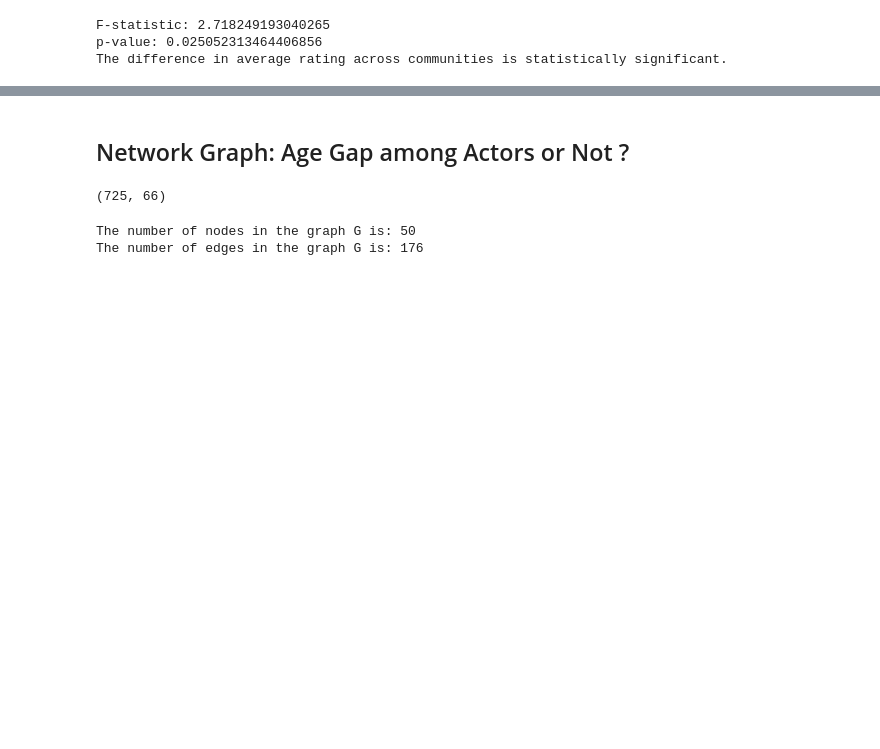
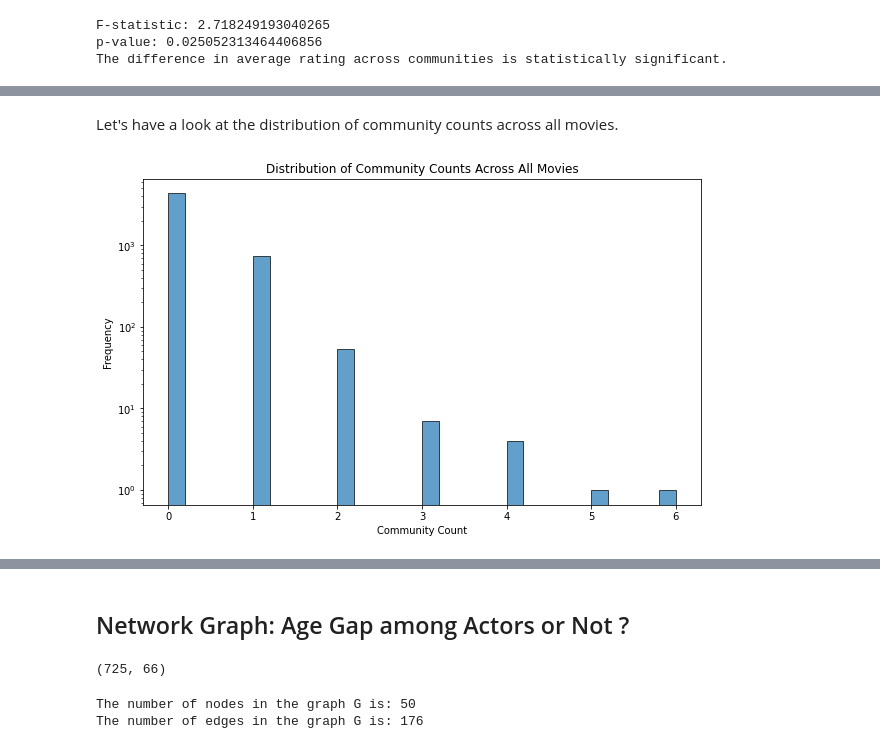
Before and after one commit to epfl-ada/ada-2023-project-shinebrightlikeadamon, a Jupyter notebook: network_analysis.ipynb, the cells around one changed output, grey strips where cells are left out. Drawn from its saved outputs; the diff is of its cells as text; code cells hidden in the pictures; blank space fills up the shorter version.

```diff
--- a/network_analysis.ipynb
+++ b/network_analysis.ipynb
@@ -429,0 +550,19 @@ The difference in average rating across communities is statistically significant
+# %% [markdown]
+Let's have a look at the distribution of community counts across all movies.
+# %%
+# Extract columns that start with 'community_' and end with '_count'
+community_count_columns = [col for col in mov_com_count.columns if col.startswith('community_') and col.endswith('_count')]
+
+# Flatten these columns into a single array
+all_community_counts = mov_com_count[community_count_columns].values.flatten()
+
+# Plot histogram
+plt.figure(figsize=(10, 6))
+plt.hist(all_community_counts, bins=30, edgecolor='black', alpha=0.7)
+plt.title('Distribution of Community Counts Across All Movies')
+plt.xlabel('Community Count')
+plt.ylabel('Frequency')
+plt.yscale('log')
+plt.show()
+# %% [output]
+[figure, added]
```
Also changed, not shown: parts of 42 cells of this notebook.
